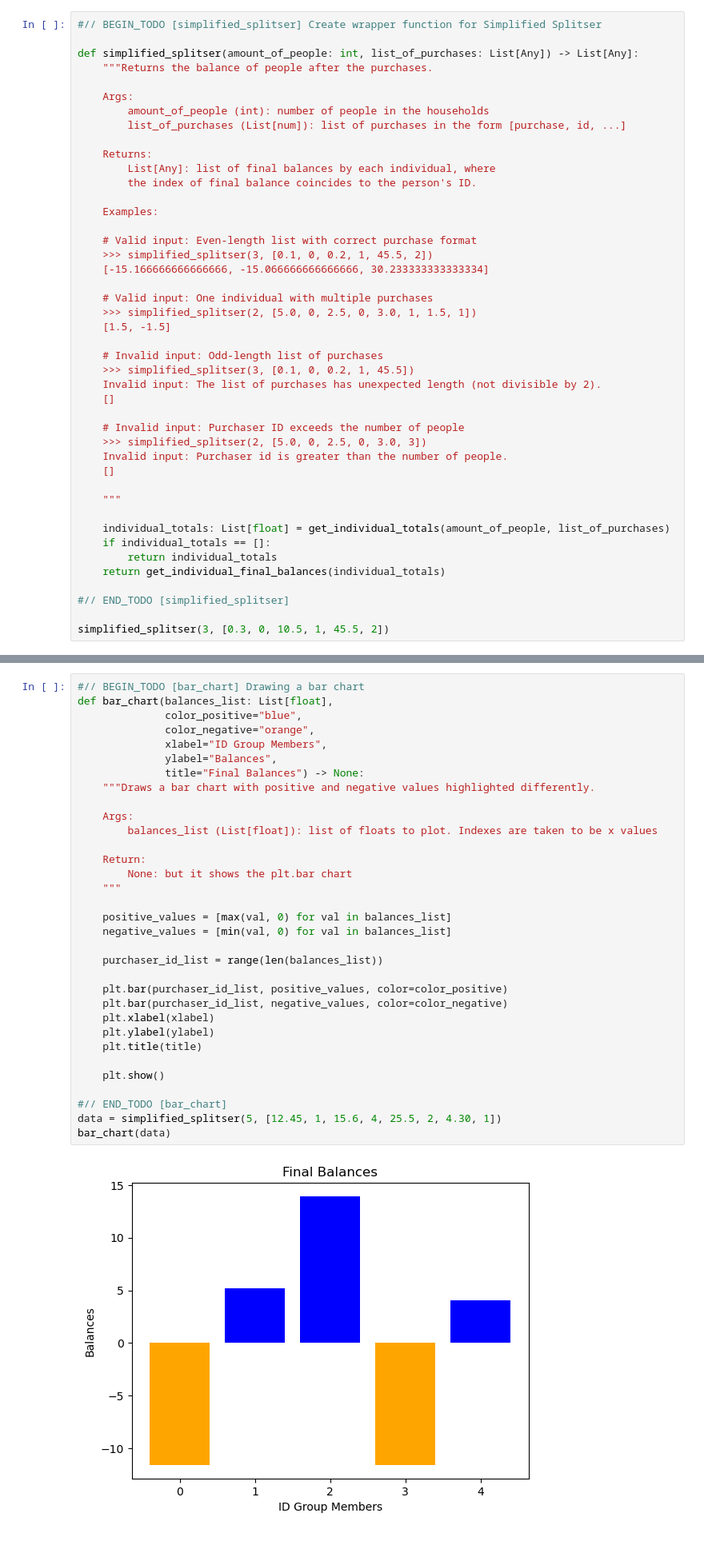
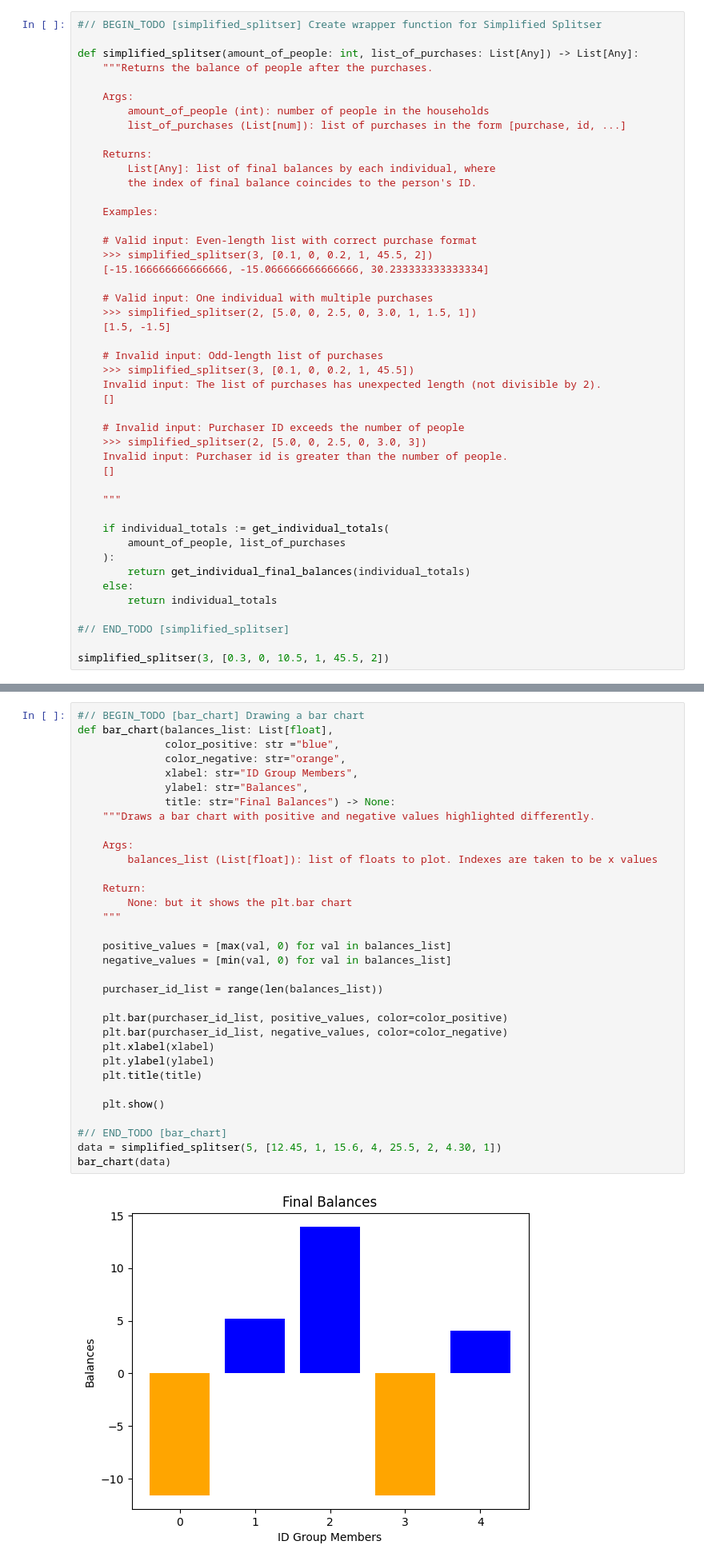
Before and after one commit to skyrimer/tue-assignments, a Jupyter notebook: Assignment-1-1980181-20230905.ipynb, the cells around one changed output, grey strips where cells are left out. Shown: that part at 80% size. Saved outputs shown, nothing was run; the diff lists cells and outputs as text; blank space fills up the shorter version.

```diff
--- a/Assignment-1-template.ipynb
+++ b/Assignment-1-1980181-20230905.ipynb
@@ -476,10 +476,12 @@ def simplified_splitser(amount_of_people: int, list_of_purchases: List[Any]) ->
 
     """
 
-    individual_totals: List[float] = get_individual_totals(amount_of_people, list_of_purchases)
-    if individual_totals == []:
+    if individual_totals := get_individual_totals(
+        amount_of_people, list_of_purchases
+    ):
+        return get_individual_final_balances(individual_totals)
+    else:
         return individual_totals
-    return get_individual_final_balances(individual_totals)
 
 #// END_TODO [simplified_splitser]
 
@@ -843,38 +845,38 @@ bar_chart(data)
 # %%
 #// BEGIN_TODO [bar_chart] Drawing a bar chart
 def bar_chart(balances_list: List[float],
-              color_positive="blue",
-              color_negative="orange",
-              xlabel="ID Group Members",
-              ylabel="Balances",
-              title="Final Balances") -> None:
+              color_positive: str ="blue",
+              color_negative: str="orange",
+              xlabel: str="ID Group Members",
+              ylabel: str="Balances",
+              title: str="Final Balances") -> None:
     """Draws a bar chart with positive and negative values highlighted differently.
 
     Args:
         balances_list (List[float]): list of floats to plot. Indexes are taken to be x values
 
     Return:
         None: but it shows the plt.bar chart
     """
 
     positive_values = [max(val, 0) for val in balances_list]
     negative_values = [min(val, 0) for val in balances_list]
 
     purchaser_id_list = range(len(balances_list))
 
     plt.bar(purchaser_id_list, positive_values, color=color_positive)
     plt.bar(purchaser_id_list, negative_values, color=color_negative)
     plt.xlabel(xlabel)
     plt.ylabel(ylabel)
     plt.title(title)
 
     plt.show()
 
 #// END_TODO [bar_chart]
 data = simplified_splitser(5, [12.45, 1, 15.6, 4, 25.5, 2, 4.30, 1])
 bar_chart(data)
 # %% [output]
-[figure, old version]
+[figure, new version]
 # %% [markdown]
 ---
 
```
Also changed, not shown: parts of 2 cells of this notebook.
